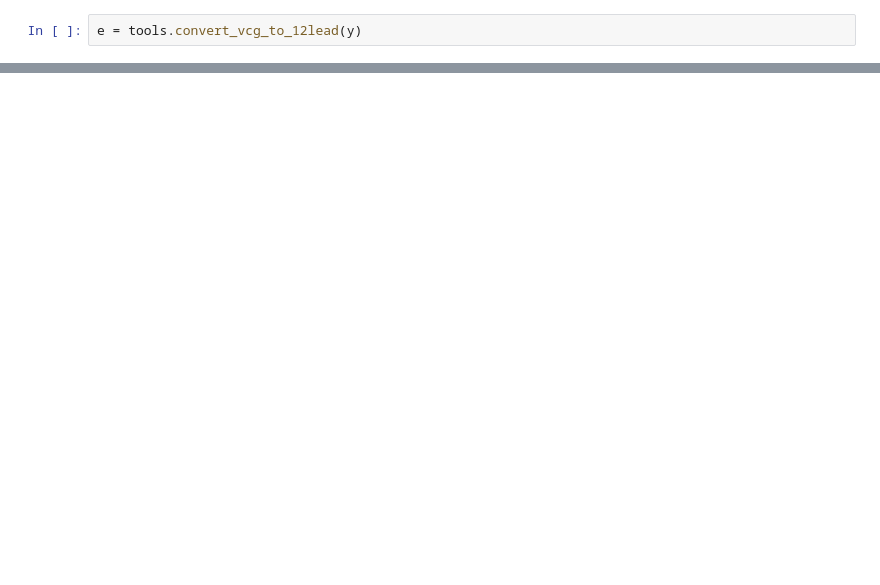
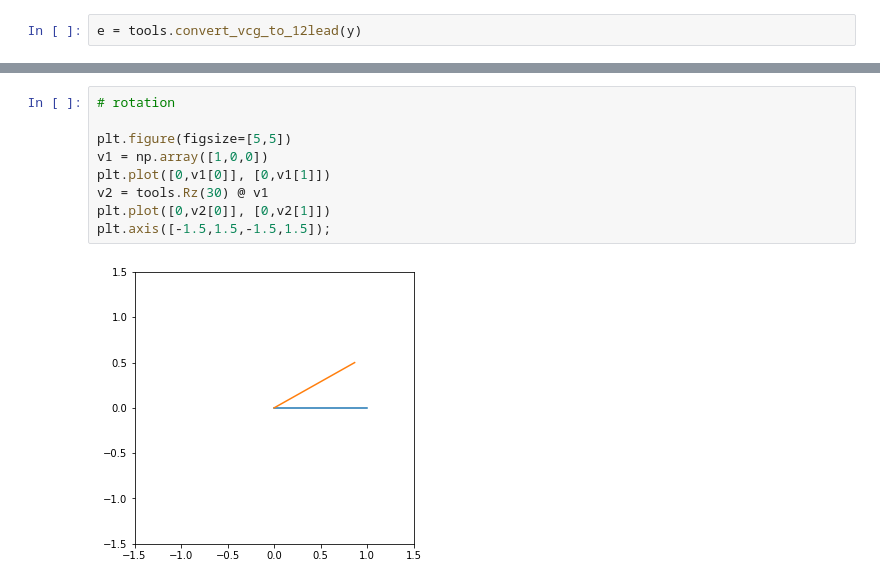
Before and after one commit to mit-ccrg/ECGNetSensitivity, a Jupyter notebook: test_vcg.ipynb, the cells around one changed output, grey strips where cells are left out. Cells and saved outputs as stored; diff of their text form; blank space fills up the shorter version.

```diff
--- a/test_vcg.ipynb
+++ b/test_vcg.ipynb
@@ -29,0 +59,11 @@ tools.plot12(e, fs=fs, n_squares=8)
+# %%
+# rotation
+
+plt.figure(figsize=[5,5])
+v1 = np.array([1,0,0])
+plt.plot([0,v1[0]], [0,v1[1]])
+v2 = tools.Rz(30) @ v1
+plt.plot([0,v2[0]], [0,v2[1]])
+plt.axis([-1.5,1.5,-1.5,1.5]);
+# %% [output]
+[figure, added]
```
Also changed, not shown: parts of 21 cells of this notebook, 1 other file.
